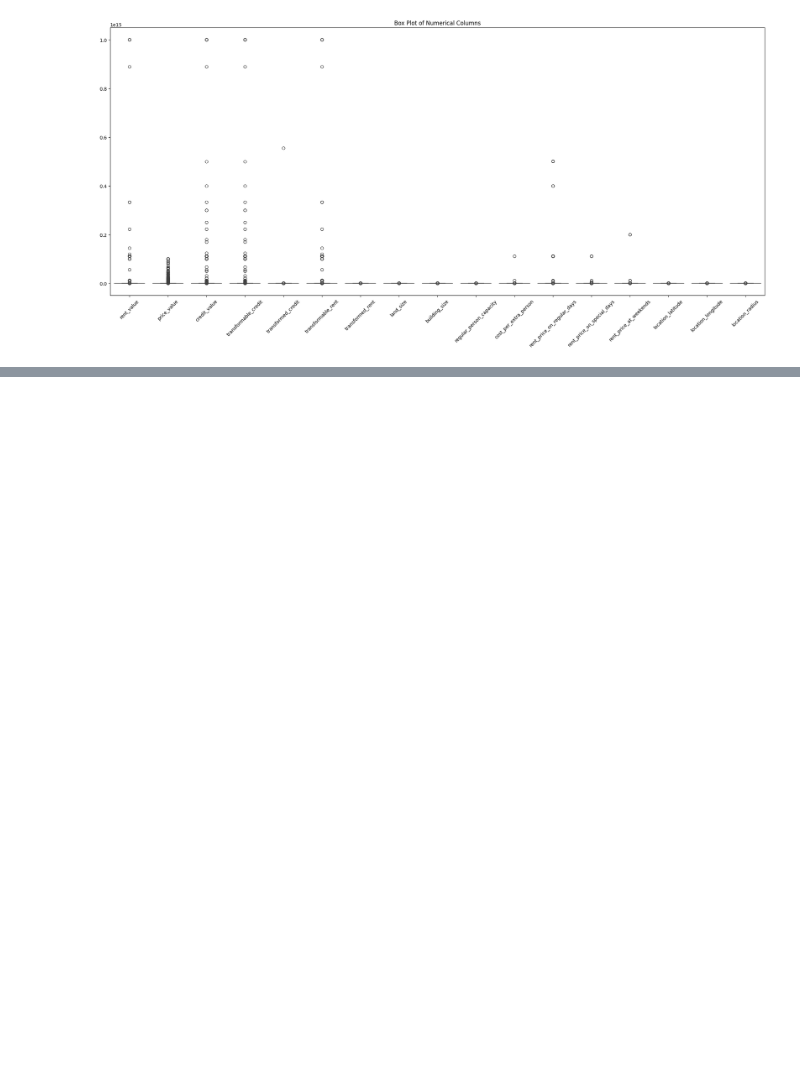
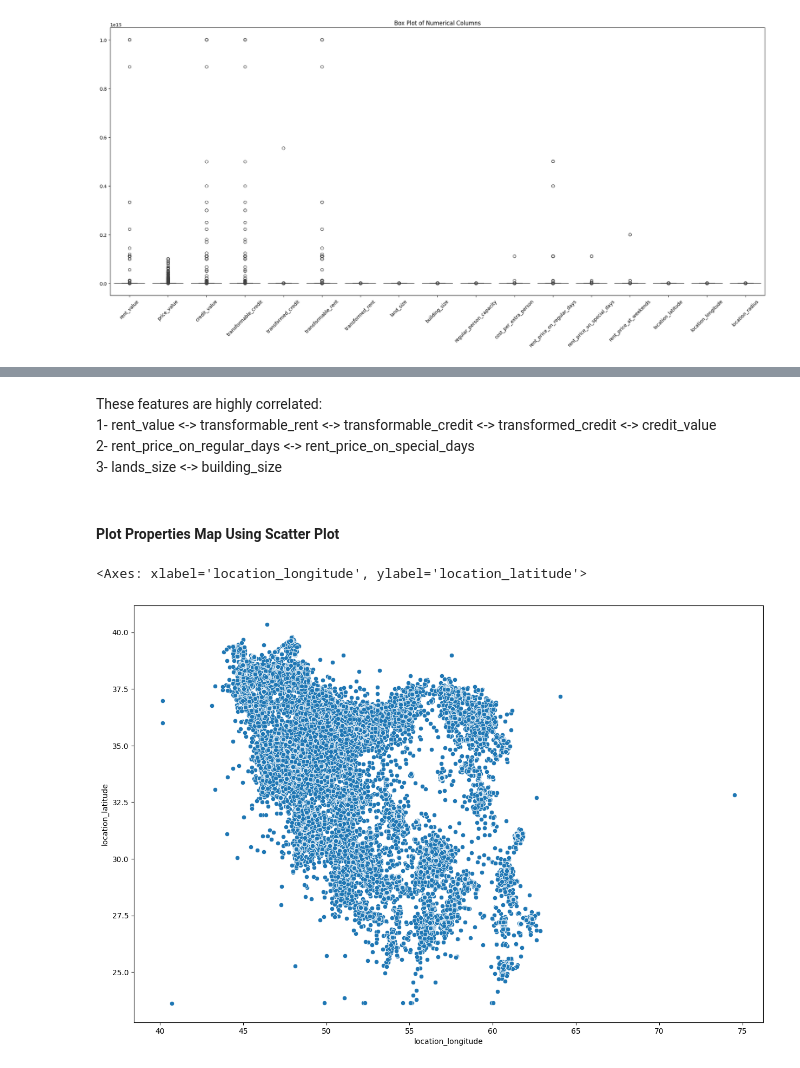
Before and after one commit to mehdirt/Divar-Project, a Jupyter notebook: divar_real_state.ipynb, the cells around one changed output, grey strips where cells are left out. Cells and saved outputs as stored; diff of their text form; code cells hidden in the pictures; blank space fills up the shorter version.

```diff
--- a/divar_real_state.ipynb
+++ b/divar_real_state.ipynb
@@ -322,0 +336,14 @@ plt.show()
+# %% [markdown]
+These features are highly correlated: <br>
+1- rent_value <-> transformable_rent <-> transformable_credit <-> transformed_credit <-> credit_value <br>
+2- rent_price_on_regular_days <-> rent_price_on_special_days <br>
+3- lands_size <-> building_size <br>
+# %% [markdown]
+#### Plot Properties Map Using Scatter Plot
+# %%
+# Scatter plot of geographical coordinated
+plt.figure(figsize=(15, 10))
+sns.scatterplot(data=data, x='location_longitude', y='location_latitude')
+# %% [output]
+<Axes: xlabel='location_longitude', ylabel='location_latitude'>
+[figure, added]
```
Also changed, not shown: parts of 6 cells of this notebook.
